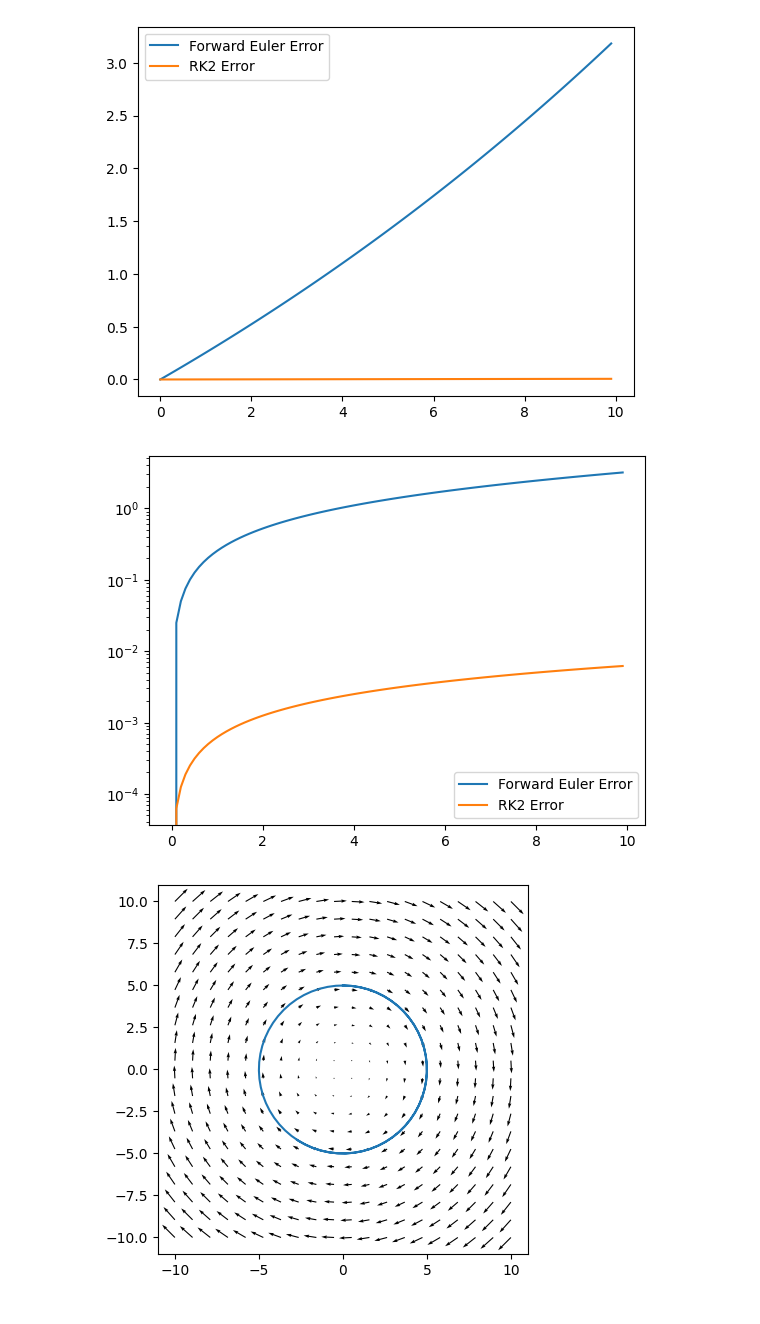
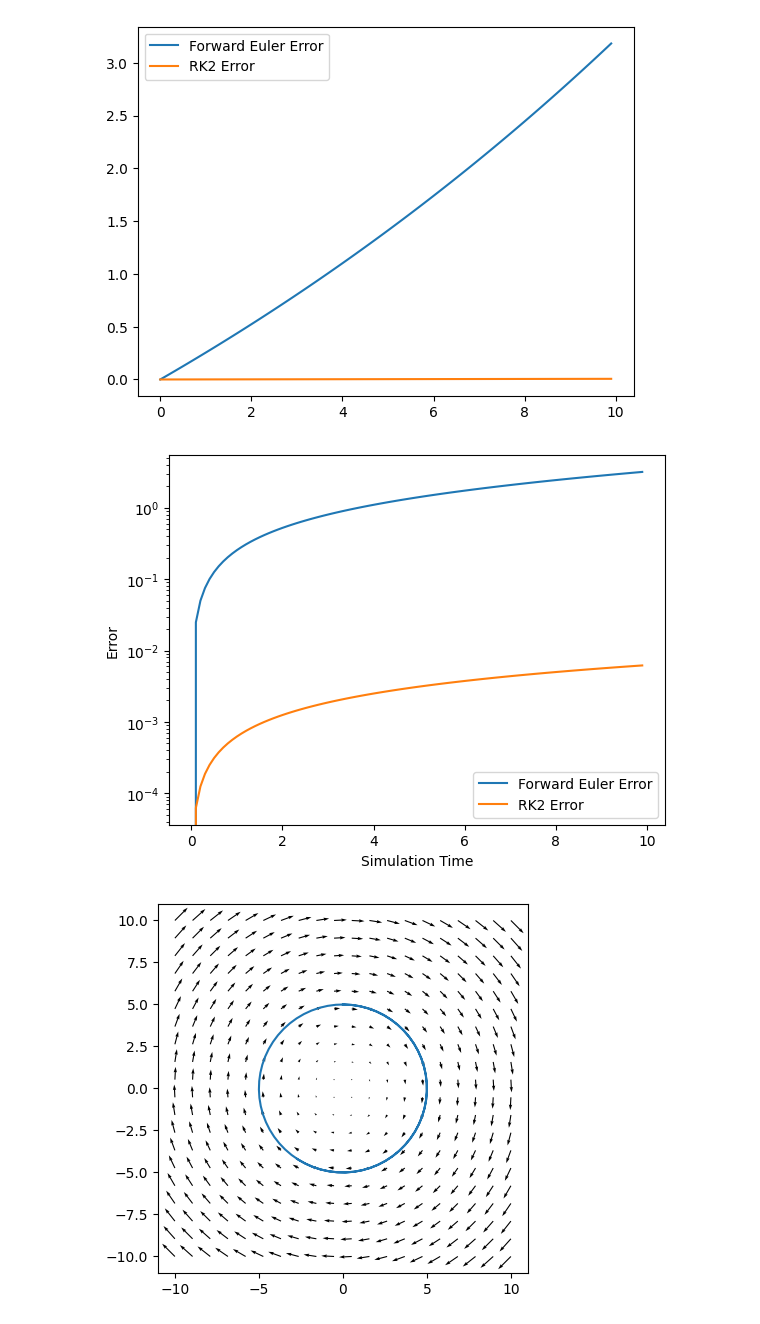
Before and after one commit to rportocarrero/Python, a Jupyter notebook: Vector Fields/Vector Fields.ipynb, the cells around one changed output. Drawn from its saved outputs; the diff is of its cells as text; code cells hidden in the pictures.

```diff
--- a/Vector Fields/Vector Fields.ipynb
+++ b/Vector Fields/Vector Fields.ipynb
@@ -236,17 +236,19 @@ plt.show()
 # %%
 #show log plots of error
 radius = 5
 
 error_fe = norm_error(radius, sim_time,x_out_fe, y_out_fe)
 error_rk2 = norm_error(radius, sim_time, x_out_rk2, y_out_rk2)
 
 plt.plot(sim_time,error_fe)
 plt.plot(sim_time,error_rk2)
 plt.yscale('log')
 plt.legend(['Forward Euler Error', 'RK2 Error'])
+plt.xlabel('Simulation Time')
+plt.ylabel('Error')
 plt.show()
 # %% [output]
-[figure, old version]
+[figure, new version]
 # %%
 #RK4 Simulation
 #define simulation
```
Also changed, not shown: parts of 1 cell of this notebook.
